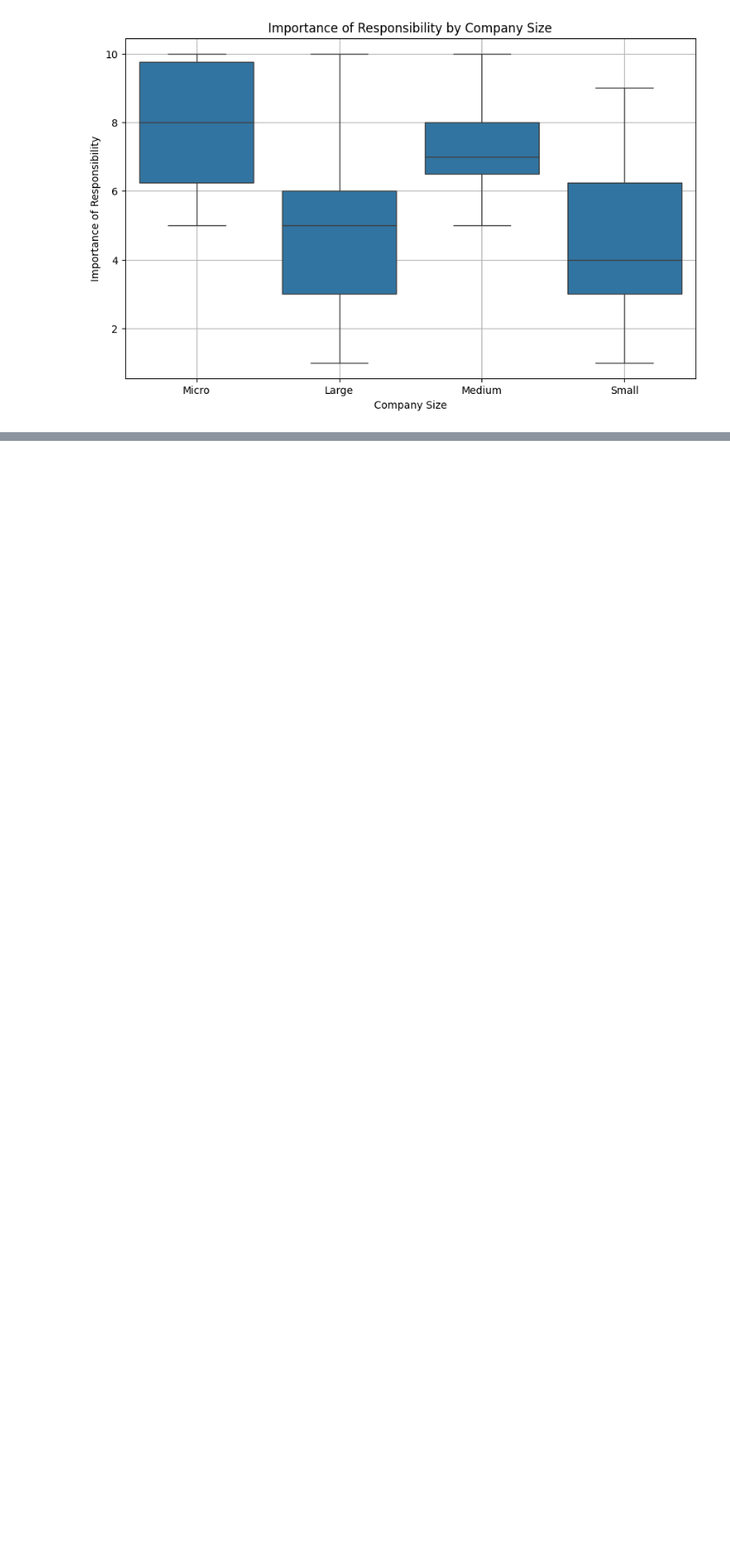
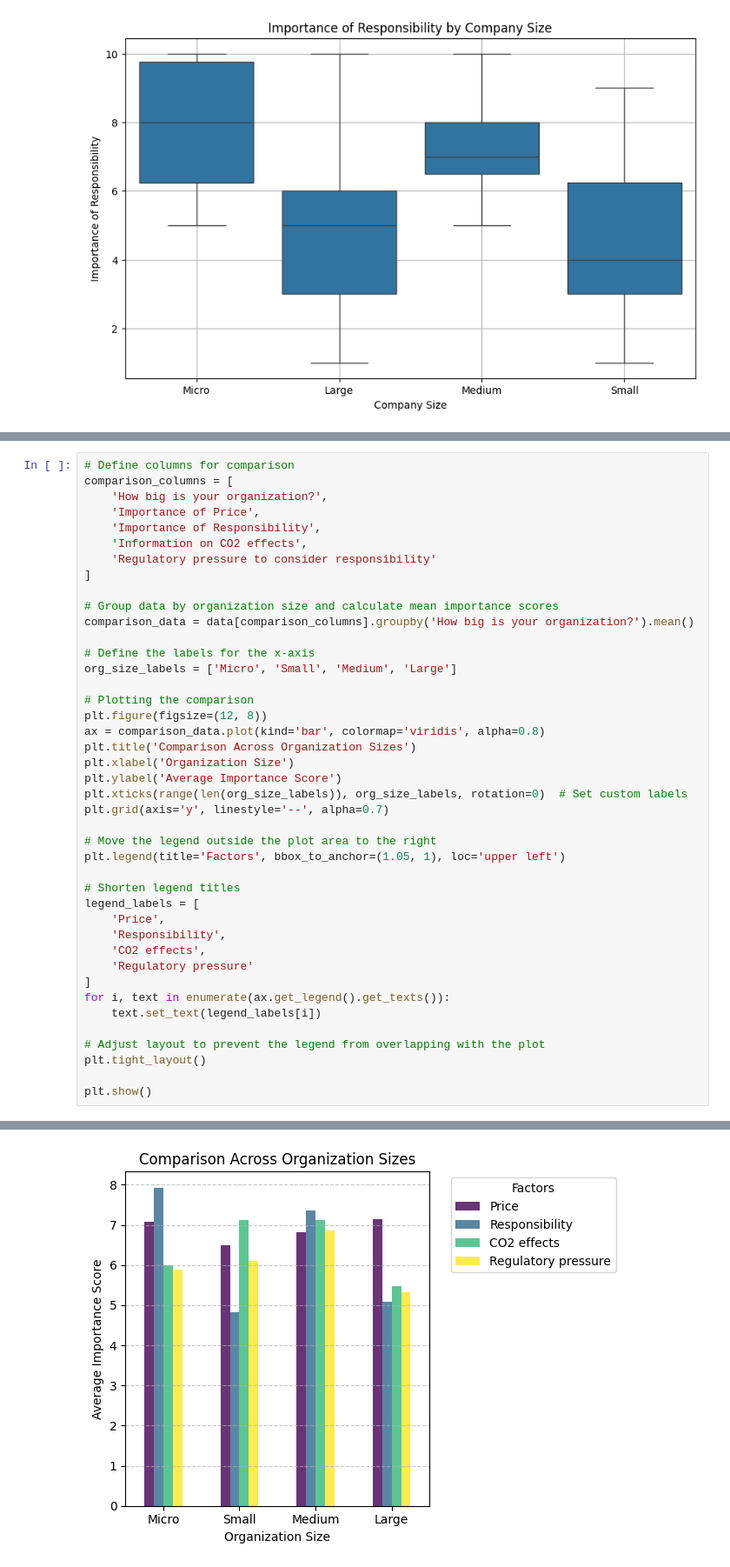
Before and after one commit to ProArif/Thesis, a Jupyter notebook: SurveyAnalysis.ipynb, the cells around one changed output, grey strips where cells are left out. Shown at 87% size. Drawn from its saved outputs; the diff is of its cells as text; blank space fills up the shorter version.

```diff
--- a/SurveyAnalysis.ipynb
+++ b/SurveyAnalysis.ipynb
@@ -691,0 +749,43 @@ P-value: 0.0017622923142750053
+# %%
+# Define columns for comparison
+comparison_columns = [
+    'How big is your organization?',
+    'Importance of Price',
+    'Importance of Responsibility',
+    'Information on CO2 effects',
+    'Regulatory pressure to consider responsibility'
+]
+
+# Group data by organization size and calculate mean importance scores
+comparison_data = data[comparison_columns].groupby('How big is your organization?').mean()
+
+# Define the labels for the x-axis
+org_size_labels = ['Micro', 'Small', 'Medium', 'Large']
+
+# Plotting the comparison
+plt.figure(figsize=(12, 8))
+ax = comparison_data.plot(kind='bar', colormap='viridis', alpha=0.8)
+plt.title('Comparison Across Organization Sizes')
+plt.xlabel('Organization Size')
+plt.ylabel('Average Importance Score')
+plt.xticks(range(len(org_size_labels)), org_size_labels, rotation=0)  # Set custom labels
+plt.grid(axis='y', linestyle='--', alpha=0.7)
+
+# Move the legend outside the plot area to the right
+plt.legend(title='Factors', bbox_to_anchor=(1.05, 1), loc='upper left')
+
+# Shorten legend titles
+legend_labels = [
+    'Price',
+    'Responsibility',
+    'CO2 effects',
+    'Regulatory pressure'
+]
+for i, text in enumerate(ax.get_legend().get_texts()):
+    text.set_text(legend_labels[i])
+
+# Adjust layout to prevent the legend from overlapping with the plot
+plt.tight_layout()
+
+plt.show()
+# %% [output]
@@ -691,0 +793 @@ P-value: 0.0017622923142750053
+[figure, added]
```
Also changed, not shown: parts of 8 cells of this notebook.
